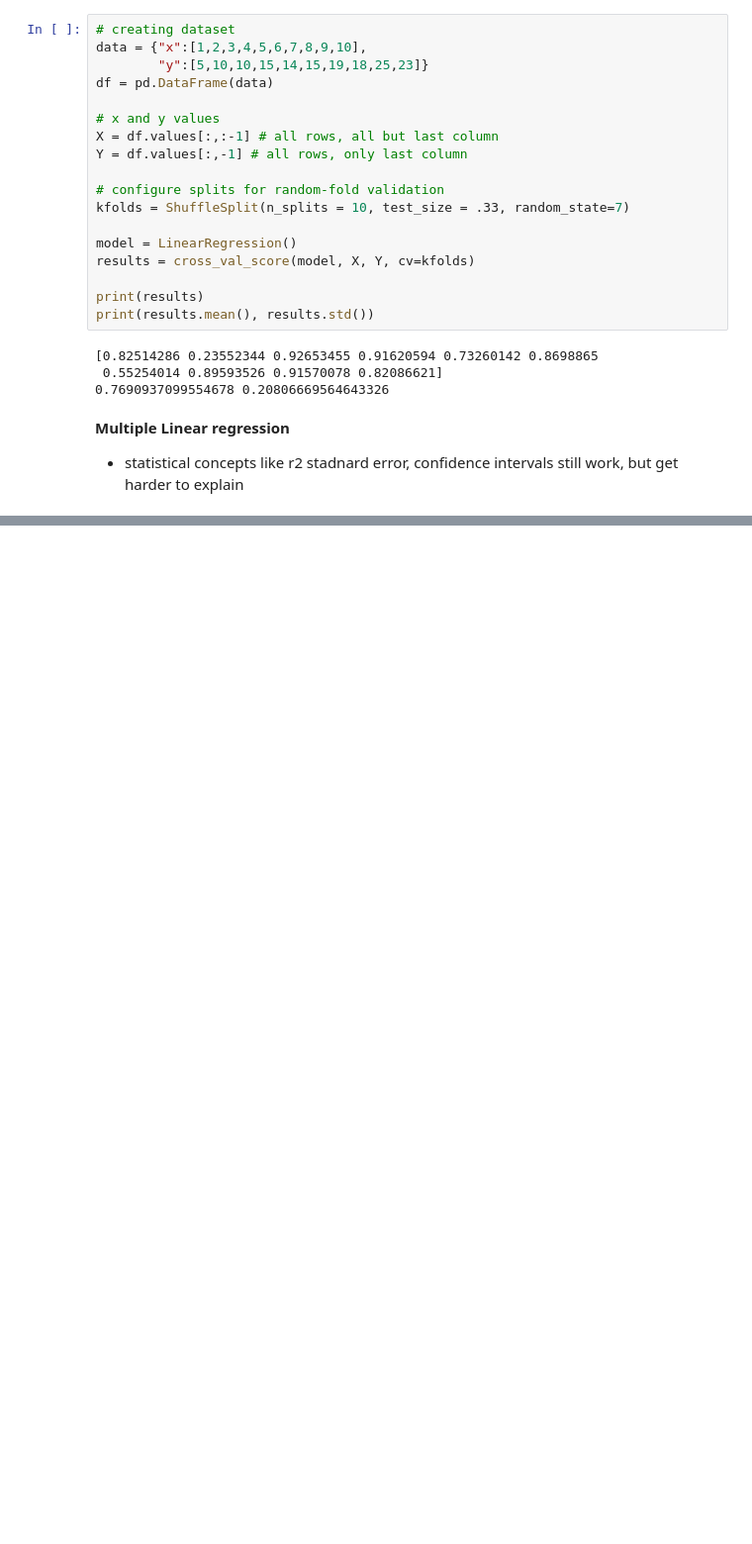
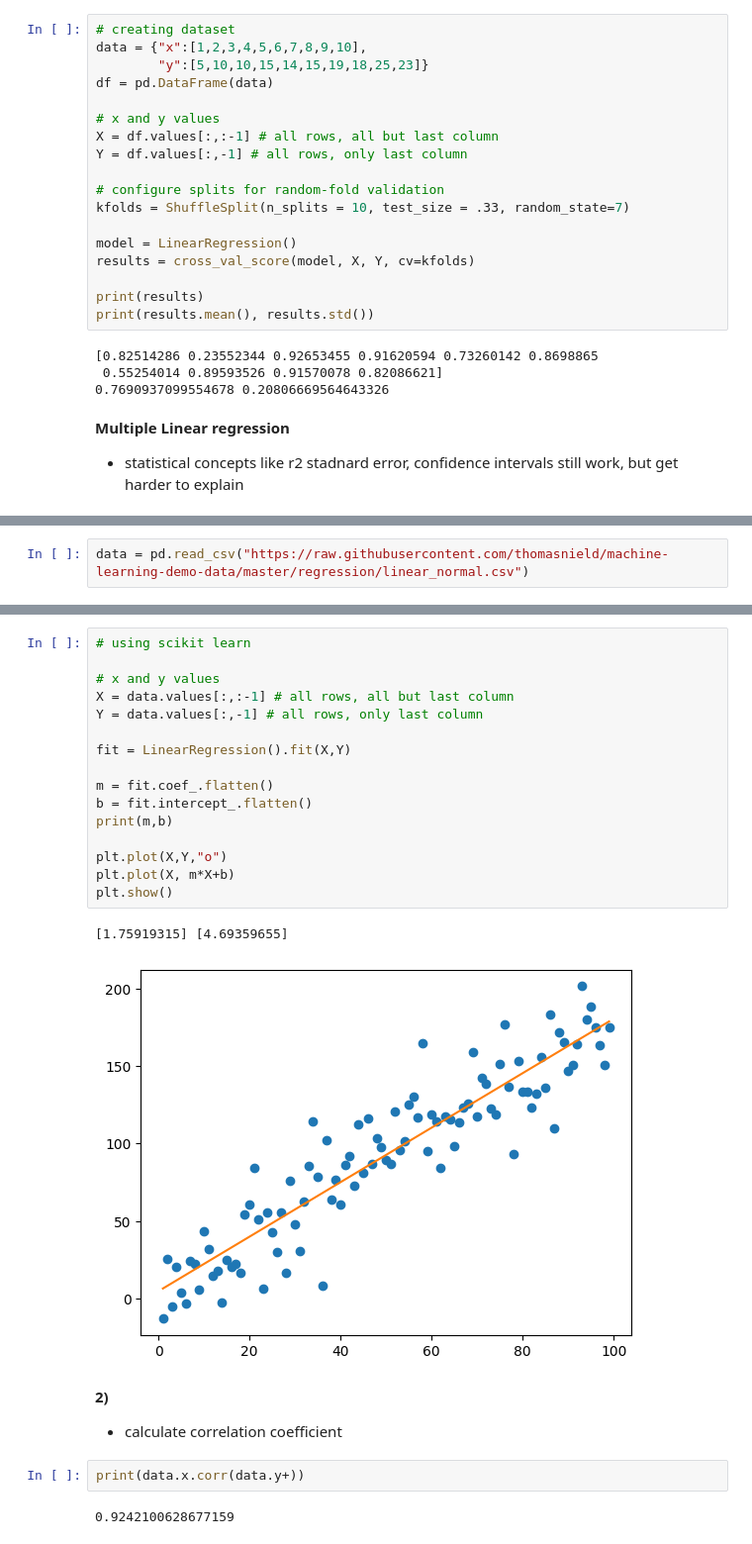
Before and after one commit to marlaks/Math_for_DS_testing, a Jupyter notebook: Linear_Regression.ipynb, the cells around one changed output, grey strips where cells are left out. Shown at 99% size. Saved outputs shown, nothing was run; the diff lists cells and outputs as text; blank space fills up the shorter version.

Commit message:
finished regression exercises

```diff
--- a/Linear_Regression.ipynb
+++ b/Linear_Regression.ipynb
@@ -525,0 +531,2 @@ print(results.mean(), results.std())
+# %%
+data = pd.read_csv("https://raw.githubusercontent.com/thomasnield/machine-learning-demo-data/master/regression/linear_normal.csv")
@@ -525,0 +558,26 @@ print(results.mean(), results.std())
+# %%
+# using scikit learn
+
+# x and y values
+X = data.values[:,:-1] # all rows, all but last column
+Y = data.values[:,-1] # all rows, only last column
+
+fit = LinearRegression().fit(X,Y)
+
+m = fit.coef_.flatten()
+b = fit.intercept_.flatten()
+print(m,b)
+
+plt.plot(X,Y,"o")
+plt.plot(X, m*X+b)
+plt.show()
+# %% [output]
+[1.75919315] [4.69359655]
+[figure, added]
+# %% [markdown]
+**2)**
+- calculate correlation coefficient
+# %%
+print(data.x.corr(data.y+))
+# %% [output]
+0.9242100628677159
```
Also changed, not shown: parts of 13 cells of this notebook.
